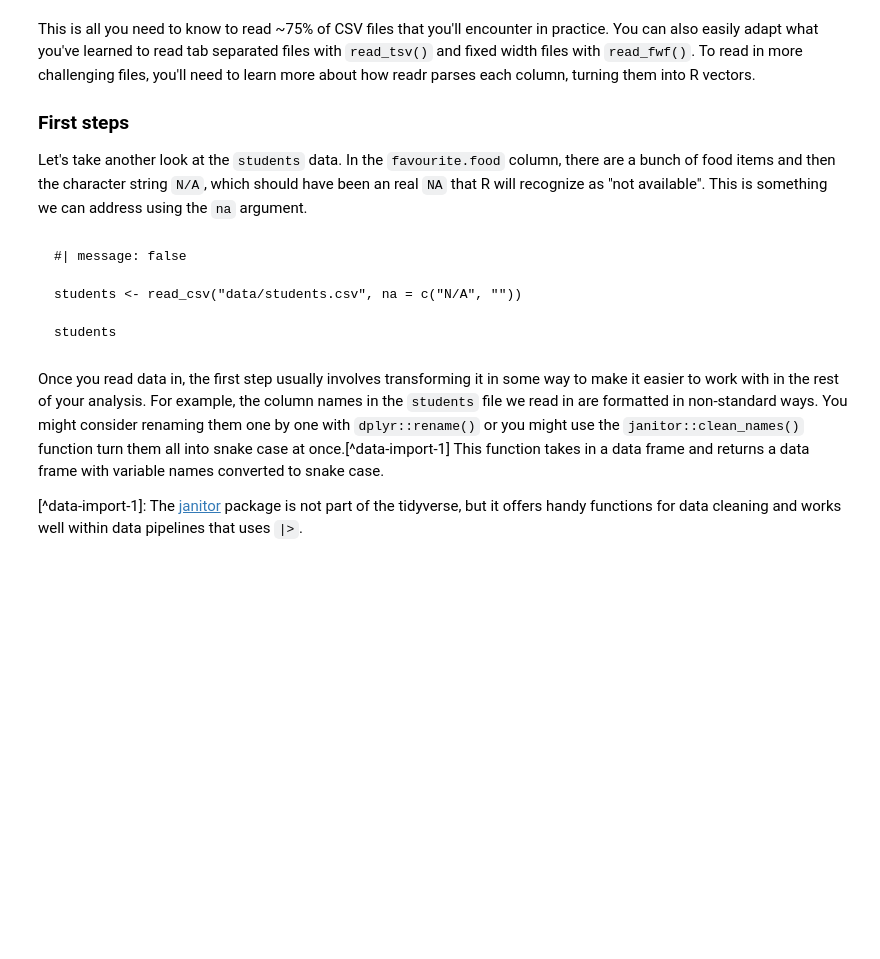
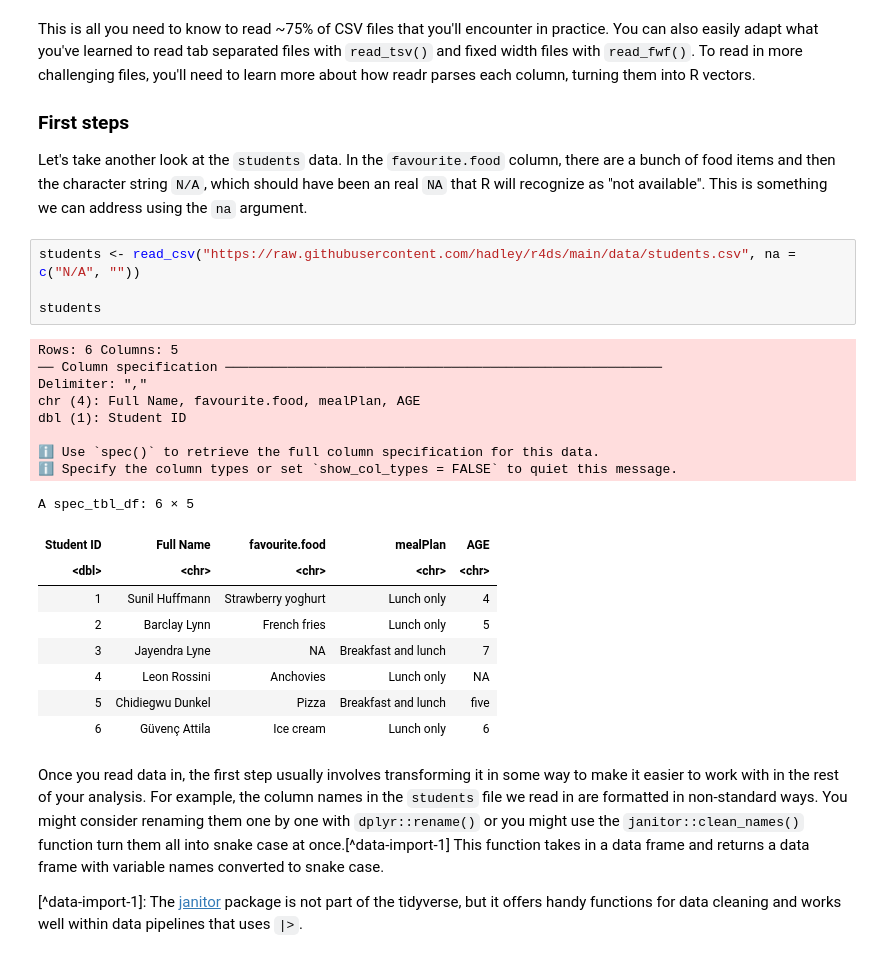
Before and after one commit to fralfaro/r4ds-book, a Jupyter notebook: docs/11_data_import.ipynb, the cells around one changed output. Cells and saved outputs as stored; diff of their text form; blank space fills up the shorter version.

````diff
--- a/docs/11_data_import.ipynb
+++ b/docs/11_data_import.ipynb
@@ -157,15 +222,28 @@ To read in more challenging files, you'll need to learn more about how readr par
 Let's take another look at the `students` data.
 In the `favourite.food` column, there are a bunch of food items and then the character string `N/A`, which should have been an real `NA` that R will recognize as "not available".
 This is something we can address using the `na` argument.
-# %% [markdown]
-
-```{r}
-#| message: false
-
-students <- read_csv("data/students.csv", na = c("N/A", ""))
-
-students
-```
+# %%
+students <- read_csv("https://raw.githubusercontent.com/hadley/r4ds/main/data/students.csv", na = c("N/A", ""))
+
+students
+# %% [output]
+Rows: 6 Columns: 5
+── Column specification ────────────────────────────────────────────────────────
+Delimiter: ","
+chr (4): Full Name, favourite.food, mealPlan, AGE
+dbl (1): Student ID
+
+ℹ Use `spec()` to retrieve the full column specification for this data.
+ℹ Specify the column types or set `show_col_types = FALSE` to quiet this message.
+A spec_tbl_df: 6 × 5
+| Student ID | Full Name | favourite.food | mealPlan | AGE |
+| <dbl> | <chr> | <chr> | <chr> | <chr> |
+| 1 | Sunil Huffmann | Strawberry yoghurt | Lunch only | 4 |
+| 2 | Barclay Lynn | French fries | Lunch only | 5 |
+| 3 | Jayendra Lyne | NA | Breakfast and lunch | 7 |
+| 4 | Leon Rossini | Anchovies | Lunch only | NA |
+| 5 | Chidiegwu Dunkel | Pizza | Breakfast and lunch | five |
+| 6 | Güvenç Attila | Ice cream | Lunch only | 6 |
 # %% [markdown]
 
 Once you read data in, the first step usually involves transforming it in some way to make it easier to work with in the rest of your analysis.
````
Also changed, not shown: parts of 30 cells of this notebook.
